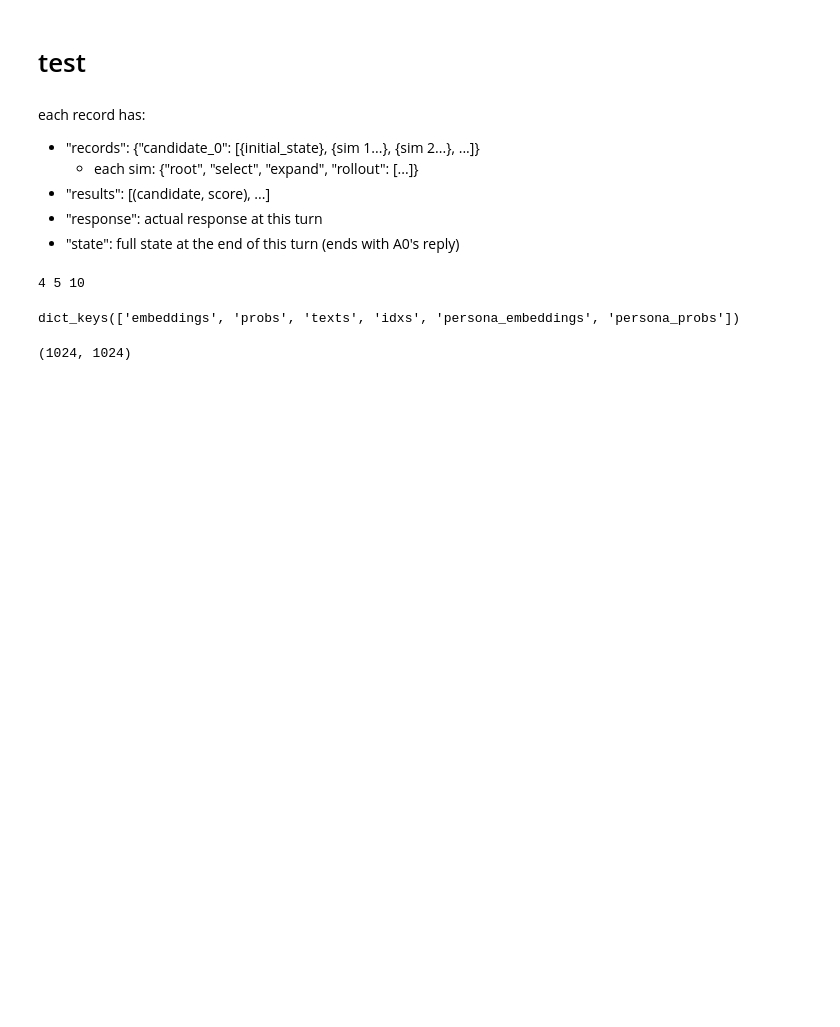
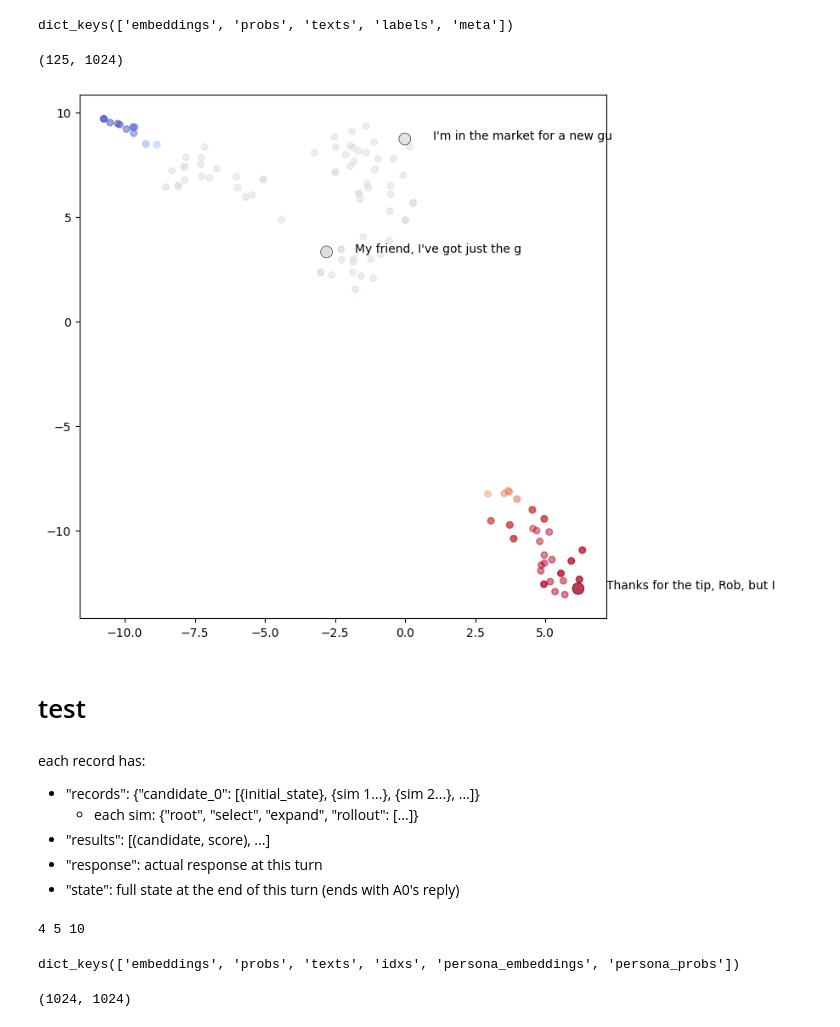
Before and after one commit to stmorse/scope2, a Jupyter notebook: notebooks/persona.ipynb, the cells around one changed output. Cells and saved outputs as stored; diff of their text form; code cells hidden in the pictures; blank space fills up the shorter version.

```diff
--- a/notebooks/persona.ipynb
+++ b/notebooks/persona.ipynb
@@ -1,3 +18,57 @@
+# %%
+PROJ_PATH = "/sciclone/proj-ds/geograd/stmorse/mdp"
+# %%
+path = "fenderh/v0_0.30_v1_1.00/embed.pkl"
+with open(os.path.join(PROJ_PATH, path), "rb") as f:
+    output = pickle.load(f)
+output.keys()
+# %% [output]
+dict_keys(['embeddings', 'probs', 'texts', 'labels', 'meta'])
+# %%
+output["embeddings"].shape
+# %% [output]
+(125, 1024)
+# %%
+epca = PCA(n_components=100).fit_transform(output["embeddings"])
+etsne = TSNE(n_components=2).fit_transform(epca)
+# %%
+cix = len(output["texts"]) - len(output["labels"]) - 2
+eix = len(output["texts"]) - 2
+
+fig, ax = plt.subplots(1,1, figsize=(8,8))
+norm = Normalize(vmin=-1, vmax=1)
+
+# MCTS scatter
+entail_probs = output["probs"][cix:eix,0] - output["probs"][cix:eix,2]
+ax.scatter(
+    etsne[cix:eix,0], etsne[cix:eix,1],
+    s=30,
+    c=entail_probs,
+    cmap="coolwarm",
+    norm=norm,
+    alpha=0.5
+)
+
+# actual convo scatter
+entail_probs = output["probs"][:cix,0] - output["probs"][:cix,2]
+ax.scatter(
+    etsne[:cix,0], etsne[:cix,1],
+    s=100, edgecolors='black', linewidths=0.5,
+    c=entail_probs,
+    cmap="coolwarm",
+    norm=norm,
+    alpha=0.8
+)
+
+for i in range(cix):
+    msg = output["texts"][i]
+    vec = etsne[i]
+    ax.text(vec[0]+1, vec[1], msg[:30])
+
+
+plt.show()
+# %% [output]
+[figure, added]
 # %% [markdown]
 # test
 # %%
```
Also changed, not shown: parts of 1 cell of this notebook, 7 other files.
